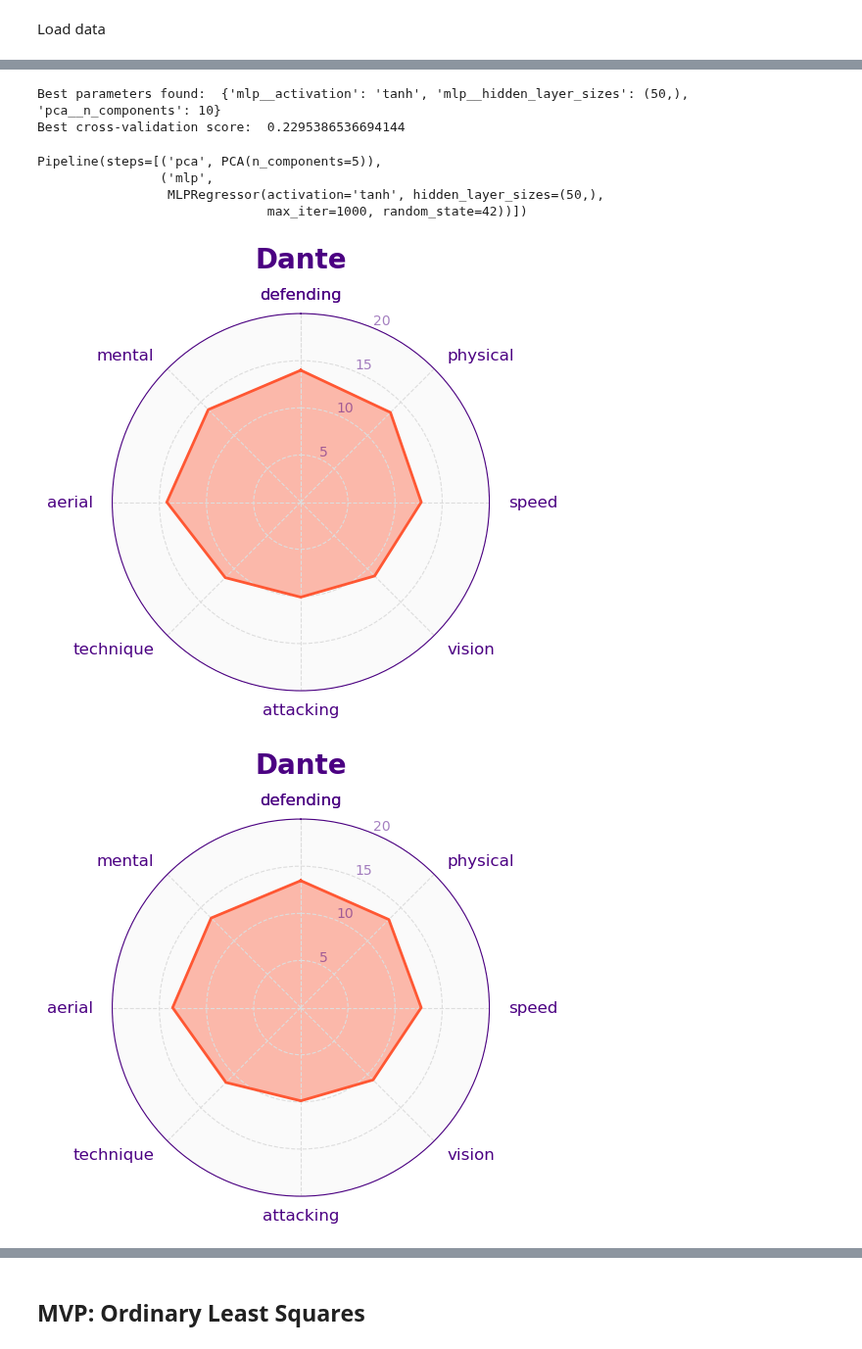
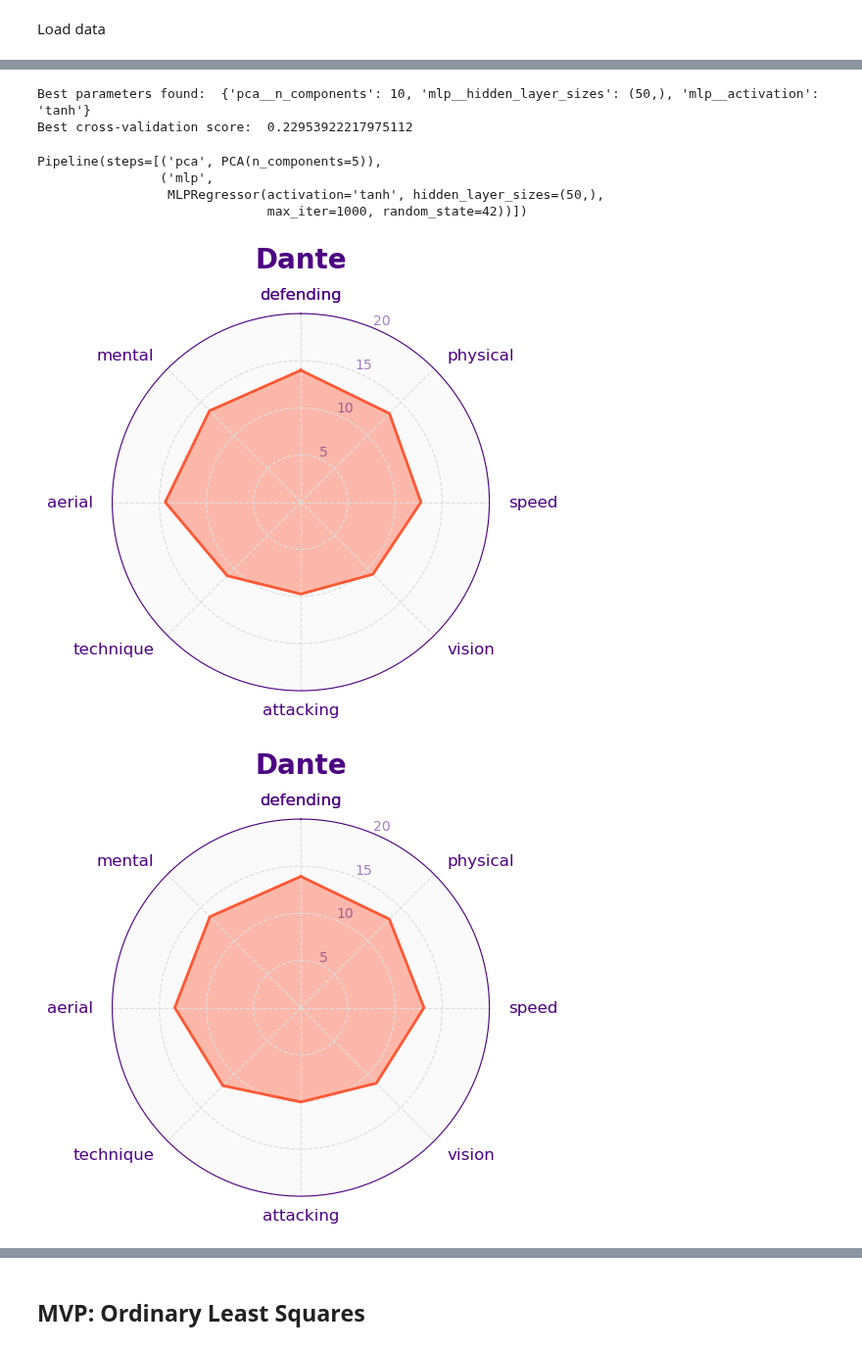
Before and after one commit to alibekk93/FM_skills_prediction, a Jupyter notebook: notebooks/05_prediction_pipelines.ipynb, the cells around one changed output, grey strips where cells are left out. Shown at 98% size. Cells and saved outputs as stored; diff of their text form; code cells hidden in the pictures.

```diff
--- a/notebooks/05_prediction_pipelines.ipynb
+++ b/notebooks/05_prediction_pipelines.ipynb
@@ -50,3 +50,12 @@ from sklearn.pipeline import Pipeline
 from sklearn.decomposition import PCA
 from sklearn.neural_network import MLPRegressor
 from sklearn.preprocessing import StandardScaler
+# %%
+pca_results = {}
+
+for n_components in range(1, 11):
+    pca = PCA(n_components=n_components)
+    pca.fit(X)
+    pca_results[n_components] = pca.explained_variance_ratio_.sum()
+
+sns.lineplot(pca_results)
@@ -53,18 +65,17 @@ from sklearn.preprocessing import StandardScaler
 # %%
 pipeline = Pipeline([
-    ('pca', PCA()),
+    ('pca', PCA(n_components=5)),
     ('mlp', MLPRegressor(max_iter=1000, random_state=42))
 ])
 # %%
 param_grid = {
-    'pca__n_components' : [n for n in range(5, 11)],
-    'mlp__hidden_layer_sizes' : [(50,)],
+    # 'mlp__hidden_layer_sizes' : [(50,)],
     # 'mlp__hidden_layer_sizes' : [(50,), (100,)],
-    # 'mlp__hidden_layer_sizes' : [(50,), (100,), (50, 50), (25, 50, 25)],
-    'mlp__activation' : ['tanh']
-    # 'mlp__activation' : ['tanh', 'relu']
+    'mlp__hidden_layer_sizes' : [(50,), (100,), (50, 50), (25, 50, 25)],
+    # 'mlp__activation' : ['tanh']
+    'mlp__activation' : ['tanh', 'relu']
 }
 # %%
-grid_search = GridSearchCV(pipeline, param_grid, cv=5)
+grid_search = RandomizedSearchCV(pipeline, param_grid, cv=5)
 grid_search.fit(X_train, y_train)
 # %% [output]
@@ -80,8 +94,8 @@ GridSearchCV(cv=5,
 print("Best parameters found: ", grid_search.best_params_)
 print("Best cross-validation score: ", grid_search.best_score_)
 # %% [output]
-Best parameters found:  {'mlp__activation': 'tanh', 'mlp__hidden_layer_sizes': (50,), 'pca__n_components': 10}
-Best cross-validation score:  0.2295386536694144
+Best parameters found:  {'pca__n_components': 10, 'mlp__hidden_layer_sizes': (50,), 'mlp__activation': 'tanh'}
+Best cross-validation score:  0.22953922217975112
 # %%
 model = grid_search.best_estimator_
 model.fit(X, y)
@@ -93,17 +107,17 @@ Pipeline(steps=[('pca', PCA(n_components=5)),
 # %%
 test_name = 'Dante'
 
-predictions_2022 = model.predict(combined_data_2022.loc[[test_name], all_stats_columns].values)
+predictions_2022 = model.predict(combined_data_2022.loc[[test_name], feature_columns].values)
 predictions_2022 = pd.Series(predictions_2022[0], index=FM_columns)
 predictions_2022['_Player_'] = test_name
 predictions_2022_graph = calculate_skill_nodes(predictions_2022)
 plot_fm_radar(predictions_2022_graph, gk=False)
 
-predictions_2023 = model.predict(combined_data_2023.loc[[test_name], all_stats_columns].values)
+predictions_2023 = model.predict(combined_data_2023.loc[[test_name], feature_columns].values)
 predictions_2023 = pd.Series(predictions_2023[0], index=FM_columns)
 predictions_2023['_Player_'] = test_name
 predictions_2023_graph = calculate_skill_nodes(predictions_2023)
 plot_fm_radar(predictions_2023_graph, gk=False)
 # %% [output]
 [figure]
-[figure, old version]
+[figure, new version]
```
Also changed, not shown: parts of 5 cells of this notebook.
